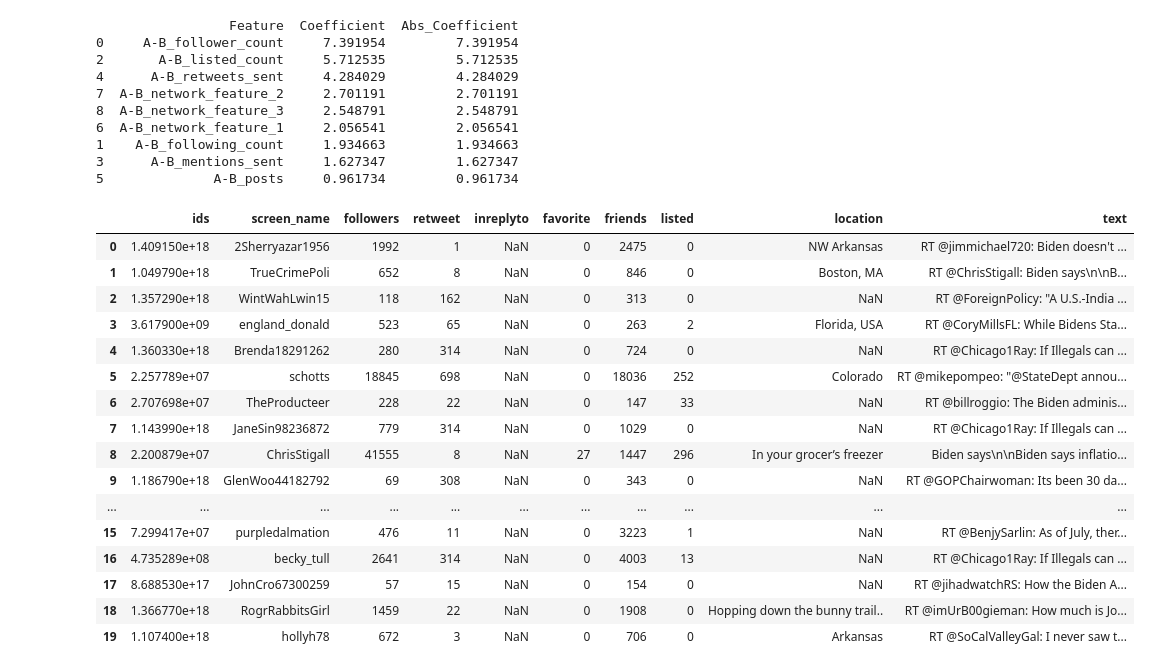
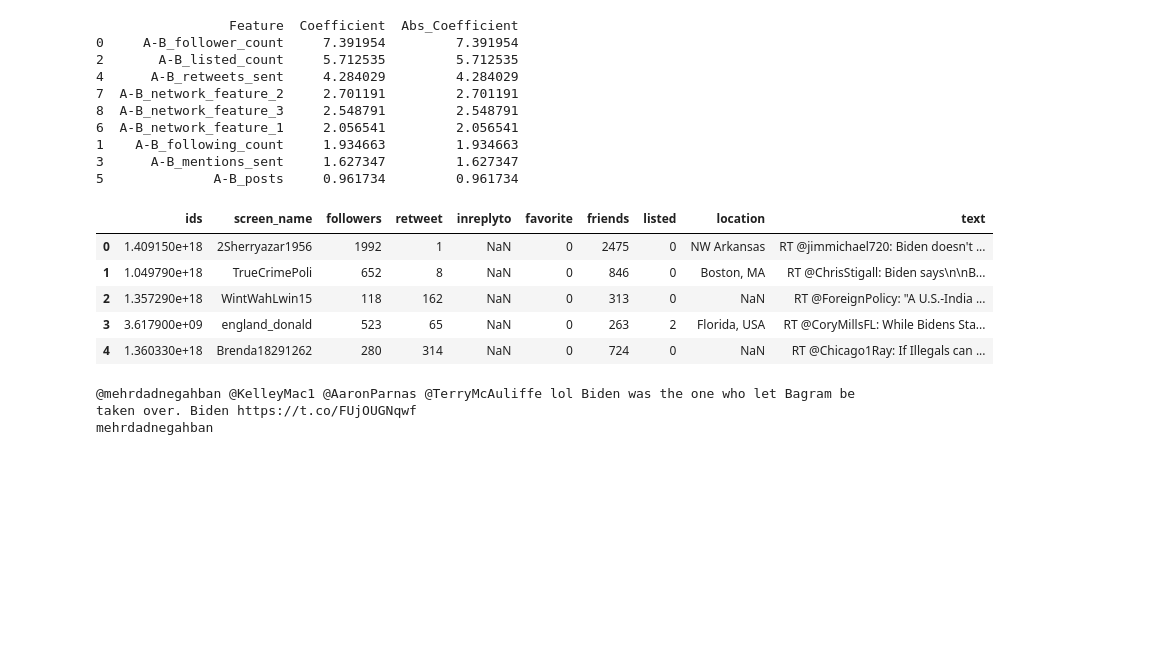
Before and after one commit to spandan-pal/predict-who-is-more-influential-in-a-social-network, a Jupyter notebook: Analysis_Notebook.ipynb, the cells around one changed output. Drawn from its saved outputs; the diff is of its cells as text; code cells hidden in the pictures; blank space fills up the shorter version.

Commit message:
Tweets_Parser

```diff
--- a/Analysis_Notebook.ipynb
+++ b/Analysis_Notebook.ipynb
@@ -178,22 +178,39 @@ print(sorted_coefficients)
 # %%
 tweets_df = pd.read_csv("tweets.csv")
 
-tweets_df.head(20)
+tweets_df.head(5)
 # %% [output]
 |  | ids | screen_name | followers | retweet | inreplyto | favorite | friends | listed | location | text |
 | 0 | 1.409150e+18 | 2Sherryazar1956 | 1992 | 1 | NaN | 0 | 2475 | 0 | NW Arkansas | RT @jimmichael720: Biden doesn't ... |
 | 1 | 1.049790e+18 | TrueCrimePoli | 652 | 8 | NaN | 0 | 846 | 0 | Boston, MA | RT @ChrisStigall: Biden says\n\nB... |
 | 2 | 1.357290e+18 | WintWahLwin15 | 118 | 162 | NaN | 0 | 313 | 0 | NaN | RT @ForeignPolicy: "A U.S.-India ... |
 | 3 | 3.617900e+09 | england_donald | 523 | 65 | NaN | 0 | 263 | 2 | Florida, USA | RT @CoryMillsFL: While Bidens Sta... |
 | 4 | 1.360330e+18 | Brenda18291262 | 280 | 314 | NaN | 0 | 724 | 0 | NaN | RT @Chicago1Ray: If Illegals can ... |
-| 5 | 2.257789e+07 | schotts | 18845 | 698 | NaN | 0 | 18036 | 252 | Colorado | RT @mikepompeo: "@StateDept annou... |
-| 6 | 2.707698e+07 | TheProducteer | 228 | 22 | NaN | 0 | 147 | 33 | NaN | RT @billroggio: The Biden adminis... |
-| 7 | 1.143990e+18 | JaneSin98236872 | 779 | 314 | NaN | 0 | 1029 | 0 | NaN | RT @Chicago1Ray: If Illegals can ... |
-| 8 | 2.200879e+07 | ChrisStigall | 41555 | 8 | NaN | 27 | 1447 | 296 | In your grocer’s freezer | Biden says\n\nBiden says inflatio... |
-| 9 | 1.186790e+18 | GlenWoo44182792 | 69 | 308 | NaN | 0 | 343 | 0 | NaN | RT @GOPChairwoman: Its been 30 da... |
-| ... | ... | ... | ... | ... | ... | ... | ... | ... | ... | ... |
-| 15 | 7.299417e+07 | purpledalmation | 476 | 11 | NaN | 0 | 3223 | 1 | NaN | RT @BenjySarlin: As of July, ther... |
-| 16 | 4.735289e+08 | becky_tull | 2641 | 314 | NaN | 0 | 4003 | 13 | NaN | RT @Chicago1Ray: If Illegals can ... |
-| 17 | 8.688530e+17 | JohnCro67300259 | 57 | 15 | NaN | 0 | 154 | 0 | NaN | RT @jihadwatchRS: How the Biden A... |
-| 18 | 1.366770e+18 | RogrRabbitsGirl | 1459 | 22 | NaN | 0 | 1908 | 0 | Hopping down the bunny trail.. | RT @imUrB00gieman: How much is Jo... |
-| 19 | 1.107400e+18 | hollyh78 | 672 | 3 | NaN | 0 | 706 | 0 | Arkansas | RT @SoCalValleyGal: I never saw t... |
+# %%
+import re
+
+text = tweets_df.iloc[22]["text"] #23
+
+retweet_acct=''
+
+reply_acct =[]
+
+print(text)
+
+retweet_pattern = r"RT @(.*?):"
+
+try:
+    retweet_acct = re.findall(pattern, text)[0]
+except:
+    retweet_acct=''
+
+    mention_and_reply_pattern = r"@(.*?) "
+
+    mentioned_and_reply_acct = re.findall(mention_and_reply_pattern, text)
+
+    for acct in mentioned_and_reply_acct:
+        if text.startswith('@'+acct):
+            print(acct)
+# %% [output]
+@mehrdadnegahban @KelleyMac1 @AaronParnas @TerryMcAuliffe lol Biden was the one who let Bagram be taken over. Biden https://t.co/FUjOUGNqwf
+mehrdadnegahban
```
Also changed, not shown: parts of 1 cell of this notebook.
